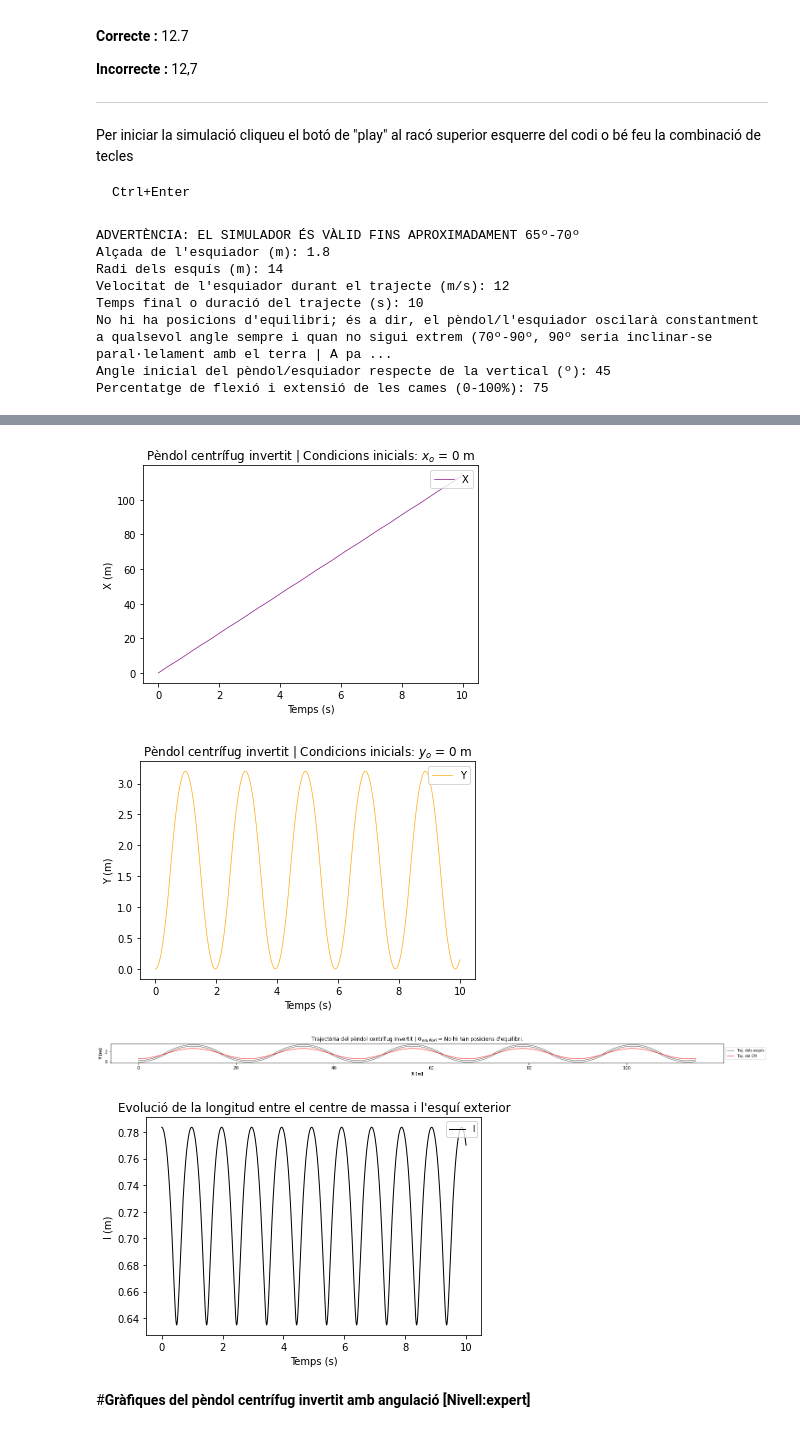
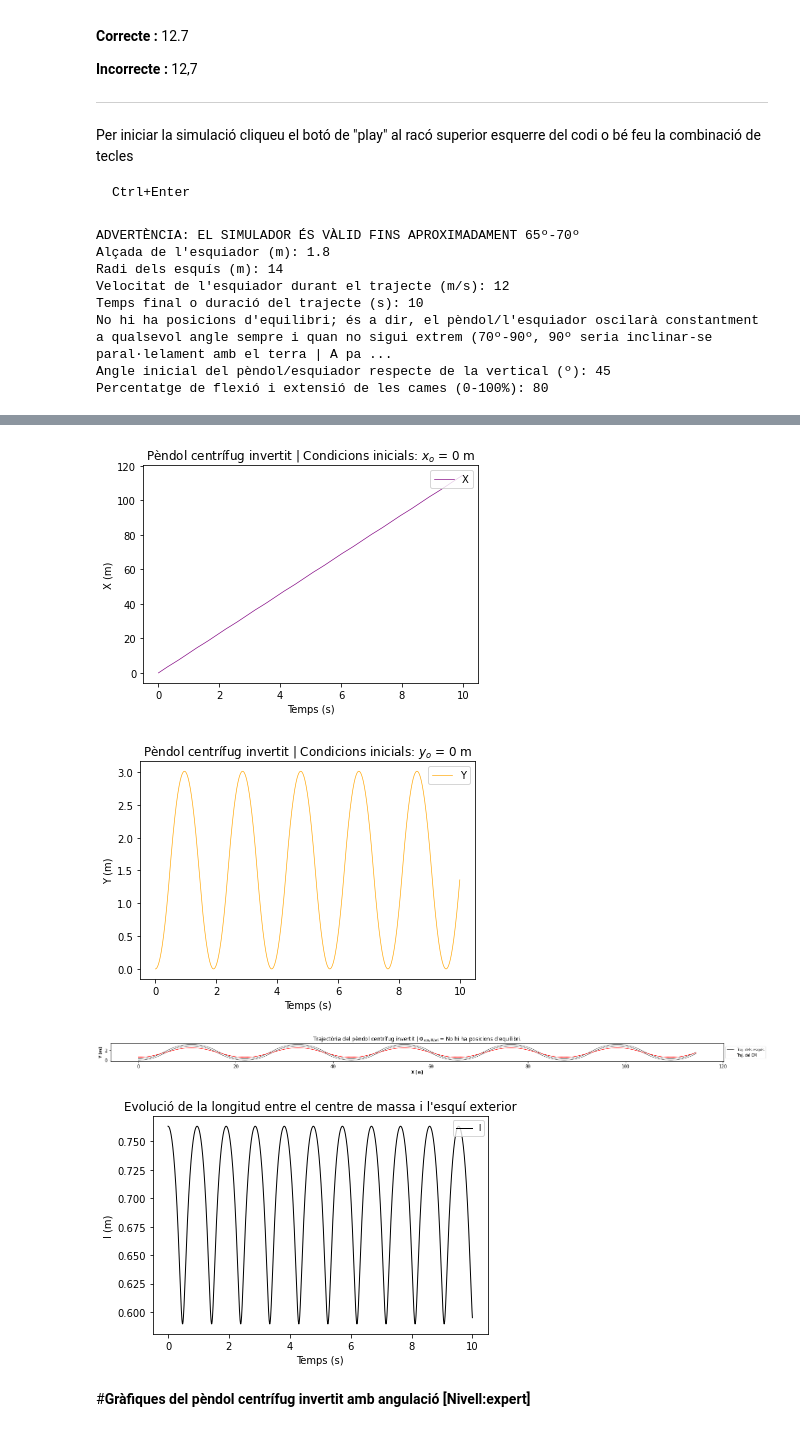
Before and after one commit to jsgf04/TdR_Physics_behind_skiing, a Jupyter notebook: Gràfiques de tots els models de pèndols.ipynb, the cells around one changed output, grey strips where cells are left out. Drawn from its saved outputs; the diff is of its cells as text; code cells hidden in the pictures.

```diff
--- a/Gràfiques de tots els models de pèndols.ipynb
+++ b/Gràfiques de tots els models de pèndols.ipynb
@@ -59,7 +59,7 @@ V = float(input("Velocitat de l'esquiador durant el trajecte (m/s): "))
 if V**2/(g*R_sc)<1:
   Phi_eq = round(np.arcsin(V**2/(g*R_sc))*(180/np.pi), 3)
 else:
-  Phi_eq = "No hi han posicions d'equilibri"
+  Phi_eq = "No hi ha posicions d'equilibri"
 
 if V**2/(g*R_sc)<1:
   text2 = "${\Phi}_{equilibri}$ = ±"
@@ -256,7 +256,7 @@ V = float(input("Velocitat de l'esquiador durant el trajecte (m/s): "))
 if V**2/(g*R_sc)<1:
   Phi_eq = round(np.arcsin(V**2/(g*R_sc))*(180/np.pi), 3)
 else:
-  Phi_eq = "No hi han posicions d'equilibri"
+  Phi_eq = "No hi ha posicions d'equilibri"
 
 if V**2/(g*R_sc)<1:
   text2 = "${\Phi}_{equilibri}$ = ±"
@@ -397,4 +397,4 @@ Velocitat de l'esquiador durant el trajecte (m/s): 12
 Temps final o duració del trajecte (s): 10
 No hi ha posicions d'equilibri; és a dir, el pèndol/l'esquiador oscilarà constantment a qualsevol angle sempre i quan no sigui extrem (70º-90º, 90º seria inclinar-se paral·lelament amb el terra | A pa ...
 Angle inicial del pèndol/esquiador respecte de la vertical (º): 45
-Percentatge de flexió i extensió de les cames (0-100%): 75
+Percentatge de flexió i extensió de les cames (0-100%): 80
@@ -403,7 +403,7 @@ Percentatge de flexió i extensió de les cames (0-100%): 75
-[figure, old version]
+[figure, new version]
-[figure, old version]
+[figure, new version]
-[figure, old version]
+[figure, new version]
-[figure, old version]
+[figure, new version]
 # %% [markdown]
 #**Gràfiques del pèndol centrífug invertit amb angulació [Nivell:expert]**
 # %% [markdown]
```
Also changed, not shown: parts of 3 cells of this notebook.
